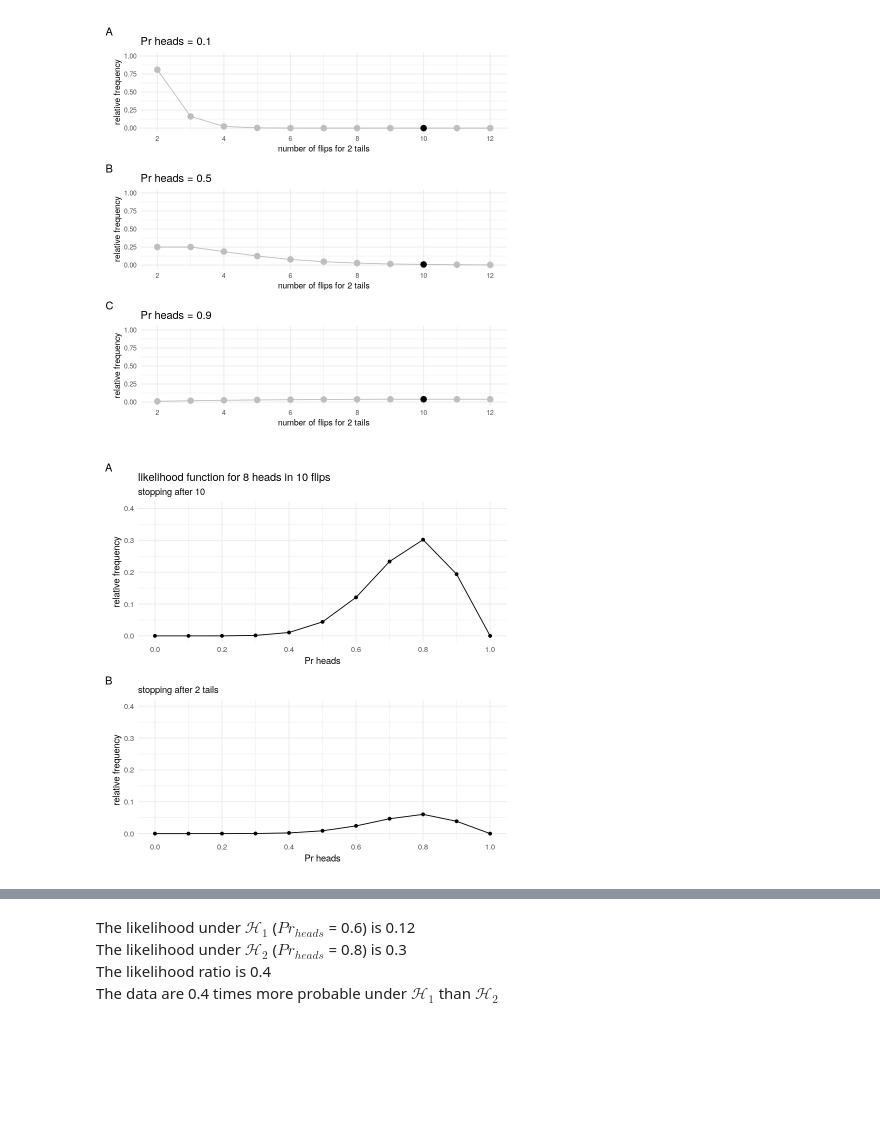
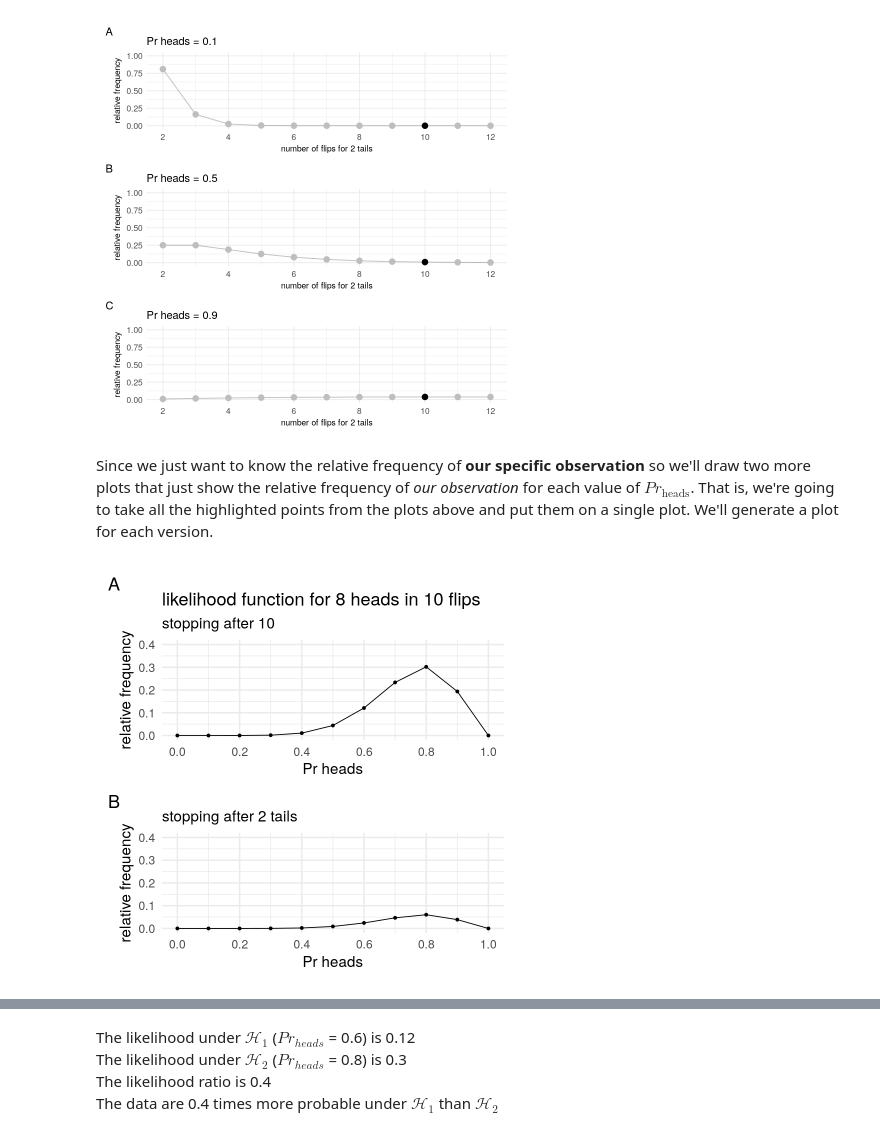
Before and after one commit to ljcolling/arm-bayes-2020, a Jupyter notebook: part3.ipynb, the cells around one changed output, grey strips where cells are left out. Drawn from its saved outputs; the diff is of its cells as text; code cells hidden in the pictures; blank space fills up the shorter version.

```diff
--- a/part3.ipynb
+++ b/part3.ipynb
@@ -106,12 +104,14 @@ coin_flip_v2_plots = pmap(tibble(n_tails = n_tails, pr_heads = pr_heads_values,
 coin_flip_v2_plots = map(coin_flip_v2_plots,
     function(x) x + scale_x_continuous(breaks = seq(2,12,2), limits = c(2,12)) +
                     scale_y_continuous(limits = c(0,1)) +
-                         theme(axis.text = element_text(size = 8),
+                         theme(axis.text = element_text(size = 10),
                                axis.title = element_text(size = 10)))
 
 patchwork::wrap_plots(coin_flip_v2_plots,nrow = 3) + plot_annotation(tag_levels = "A")
 # %% [output]
-[figure, old version]
+[figure, new version]
+# %% [markdown]
+Since we just want to know the relative frequency of **our specific observation** so we'll draw two more plots that just show the relative frequency of *our observation* for each value of $Pr_{\mathrm{heads}}$. That is, we're going to take all the highlighted points from the plots above and put them on a single plot. We'll generate a plot for each version.
 # %%
 # 4
 # first set our observation again
@@ -142,20 +142,20 @@ likelihood_v2 = map_df(pr_heads_range, function(x)
 # %%
 # 5
 # now actually draw the plots
 
 likelihood_v1_plot = likelihood_v1 %>% ggplot(aes(x = pr_heads, y = freq)) + geom_point() + geom_line() +
-theme_minimal() + scale_x_continuous(name = "Pr heads", breaks = seq(0,1,.2)) +
+theme_minimal(18) + scale_x_continuous(name = "Pr heads", breaks = seq(0,1,.2)) +
 scale_y_continuous(limits = c(0,.4), name = "relative frequency") +
 labs(title = glue("likelihood function for {number_of_heads} heads in {number_of_flips} flips"),
     subtitle = glue("stopping after {number_of_flips}"))
 
 likelihood_v2_plot = likelihood_v2 %>% ggplot(aes(x = pr_heads, y = freq)) + geom_point() + geom_line() +
-theme_minimal() + scale_x_continuous(name = "Pr heads", breaks = seq(0,1,.2)) +
+theme_minimal(18) + scale_x_continuous(name = "Pr heads", breaks = seq(0,1,.2)) +
 scale_y_continuous(limits = c(0,.4), name = "relative frequency") +
 labs(tile = glue("likelihood function for {number_of_heads} in {number_of_flips}"),
    subtitle = glue("stopping after {n_tails} tails"))
 
 
 likelihood_v1_plot / likelihood_v2_plot + plot_annotation(tag_levels = "A")
 # %% [output]
-[figure, old version]
+[figure, new version]
```
Also changed, not shown: parts of 17 cells of this notebook, 7 other files.
